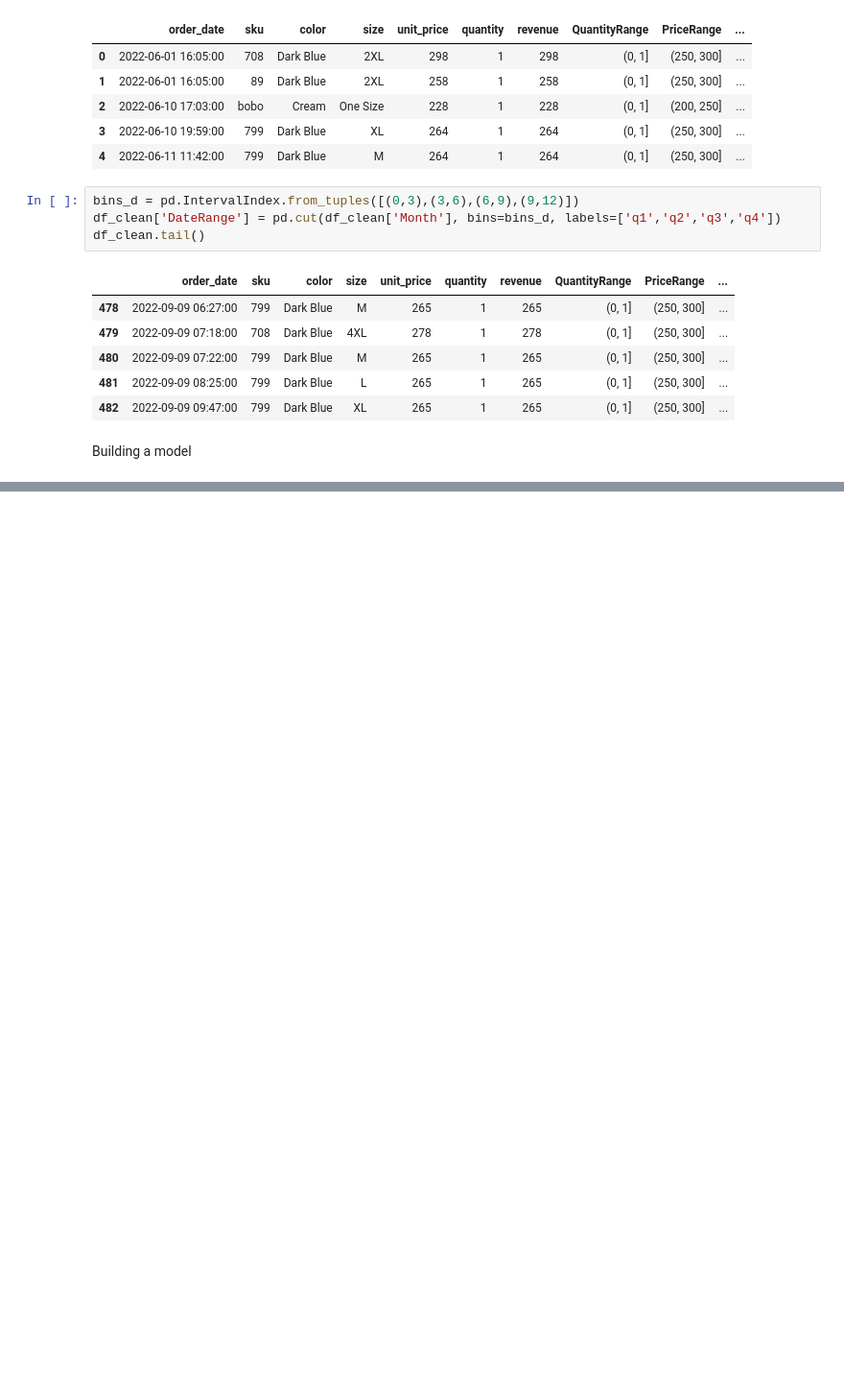
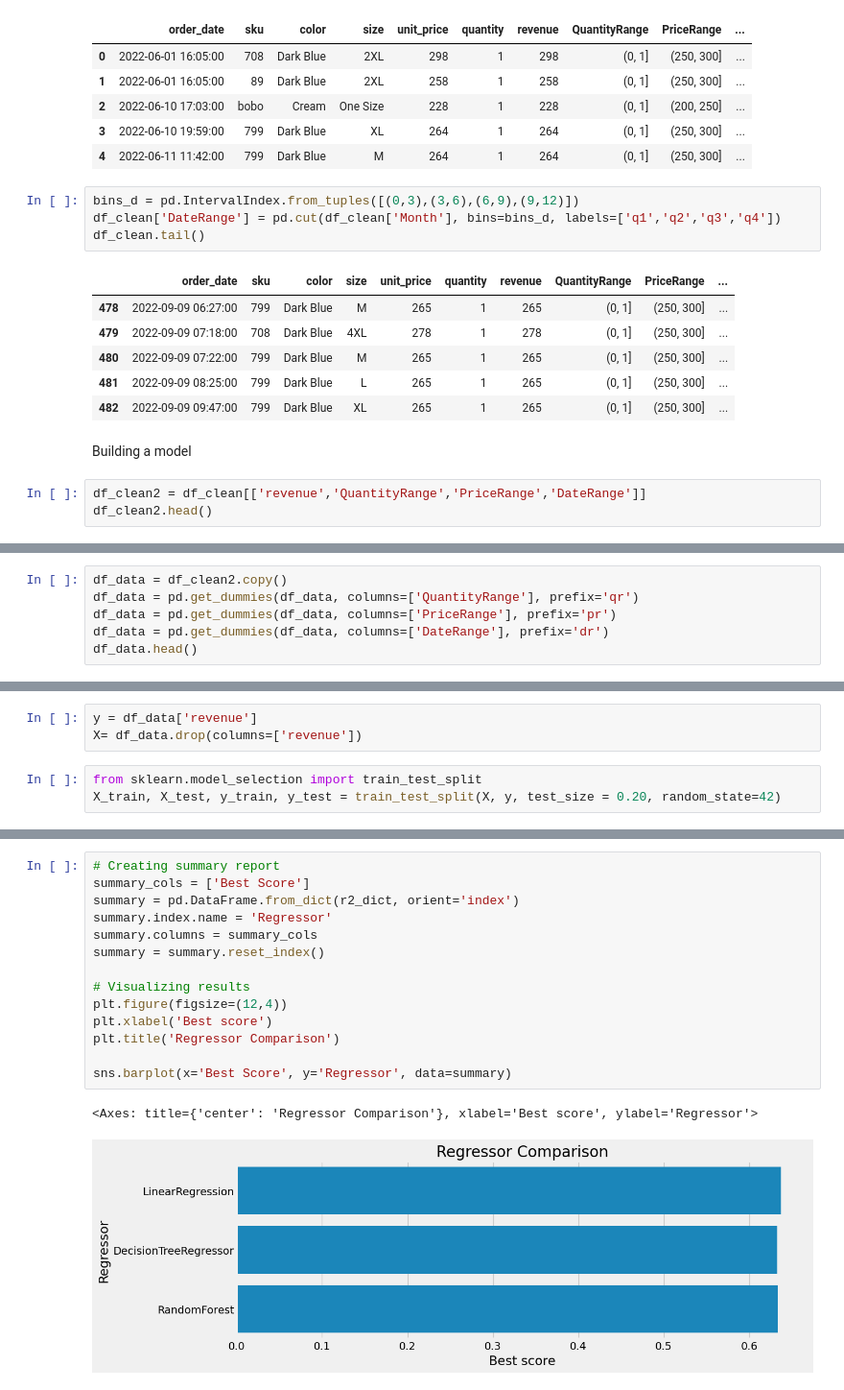
Before and after one commit to MboyaDan/Sales_prediction, a Jupyter notebook: Model/sales_predict.ipynb, the cells around one changed output, grey strips where cells are left out. Shown at 96% size. Cells and saved outputs as stored; diff of their text form; blank space fills up the shorter version.

Commit message:
model test

```diff
--- a/Model/sales_predict.ipynb
+++ b/Model/sales_predict.ipynb
@@ -452,3 +452,6 @@ df_clean.tail()
 | 482 | 2022-09-09 09:47:00 | 799 | Dark Blue | XL | 265 | 1 | 265 | (0, 1] | (250, 300] | ... |
 # %% [markdown]
 Building a model
+# %%
+df_clean2 = df_clean[['revenue','QuantityRange','PriceRange','DateRange']]
+df_clean2.head()
@@ -454,0 +465,6 @@ Building a model
+# %%
+df_data = df_clean2.copy()
+df_data = pd.get_dummies(df_data, columns=['QuantityRange'], prefix='qr')
+df_data = pd.get_dummies(df_data, columns=['PriceRange'], prefix='pr')
+df_data = pd.get_dummies(df_data, columns=['DateRange'], prefix='dr')
+df_data.head()
@@ -454,0 +481,6 @@ Building a model
+# %%
+y = df_data['revenue']
+X= df_data.drop(columns=['revenue'])
+# %%
+from sklearn.model_selection import train_test_split
+X_train, X_test, y_train, y_test = train_test_split(X, y, test_size = 0.20, random_state=42)
@@ -454,0 +585,17 @@ Building a model
+# %%
+# Creating summary report
+summary_cols = ['Best Score']
+summary = pd.DataFrame.from_dict(r2_dict, orient='index')
+summary.index.name = 'Regressor'
+summary.columns = summary_cols
+summary = summary.reset_index()
+
+# Visualizing results
+plt.figure(figsize=(12,4))
+plt.xlabel('Best score')
+plt.title('Regressor Comparison')
+
+sns.barplot(x='Best Score', y='Regressor', data=summary)
+# %% [output]
+<Axes: title={'center': 'Regressor Comparison'}, xlabel='Best score', ylabel='Regressor'>
+[figure, added]
```
Also changed, not shown: parts of 7 cells of this notebook.
